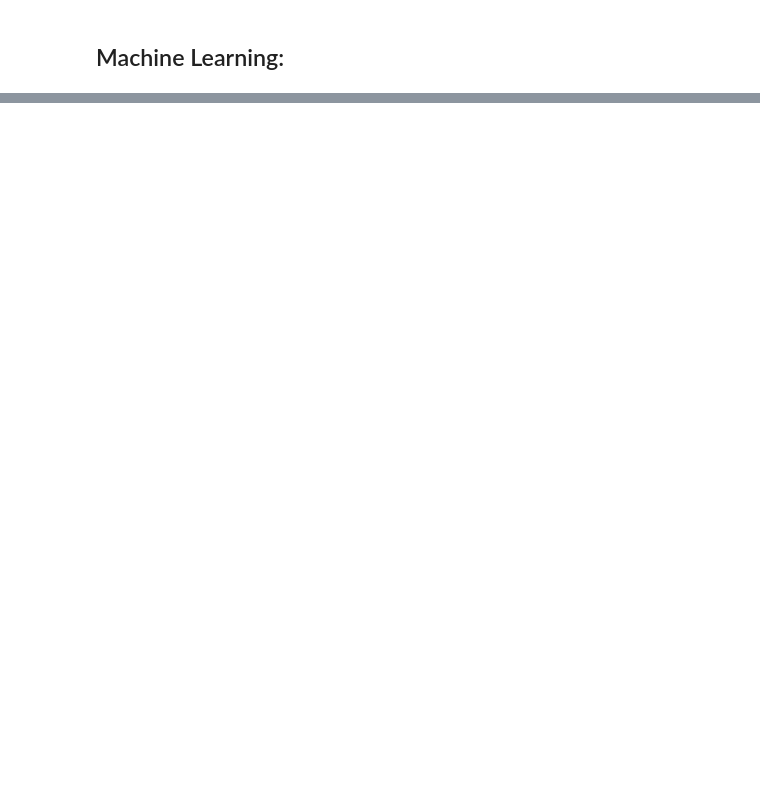
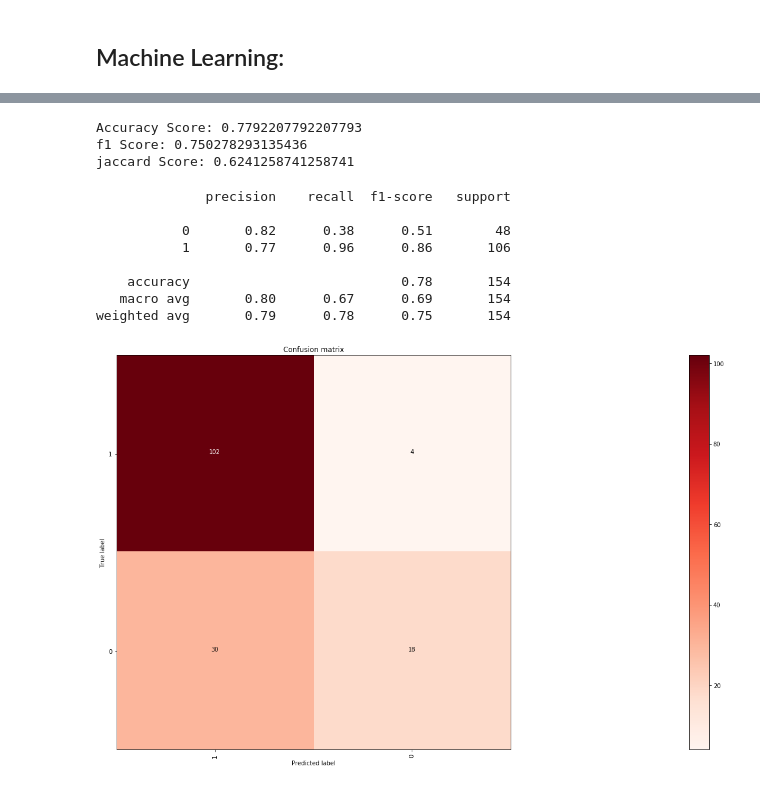
Before and after one commit to Ajoor997/Myproject, a Jupyter notebook: LoanPrediction/LoanPrediction.ipynb, the cells around one changed output, grey strips where cells are left out. Drawn from its saved outputs; the diff is of its cells as text; code cells hidden in the pictures; blank space fills up the shorter version.

```diff
--- a/LoanPrediction/LoanPrediction.ipynb
+++ b/LoanPrediction/LoanPrediction.ipynb
@@ -221,0 +380,56 @@ train.to_csv(file_path+"df.csv") # Exported to be analyzed with R
+# %%
+model = LogisticRegression(solver="liblinear")
+# %%
+Lr = model.fit(train_x,train_y)
+# %%
+yhat = Lr.predict(test_x)
+# %%
+print('\nAccuracy Score:', accuracy_score(test_y,yhat))
+print('f1 Score:', f1_score(test_y, yhat, average='weighted'))
+print('jaccard Score:', jaccard_score(test_y, yhat, average='weighted'))
+# %% [output]
+Accuracy Score: 0.7792207792207793
+f1 Score: 0.750278293135436
+jaccard Score: 0.6241258741258741
+# %%
+def plot_confusion_matrix(cm, cat, cmap=plt.cm.Reds):
+
+    plt.imshow(cm, interpolation='nearest', cmap=cmap)
+    plt.title('Confusion matrix')
+    plt.colorbar()
+    tick_marks = np.arange(len(cat))
+    plt.xticks(tick_marks, cat, rotation=90)
+    plt.yticks(tick_marks, cat)
+    plt.axis('scaled')
+
+    fmt = 'd'
+    thresh = cm.max() / 2.
+    for i, j in itertools.product(range(cm.shape[0]), range(cm.shape[1])):
+        plt.text(j, i, format(cm[i, j], fmt),
+            horizontalalignment="center",
+            color="white" if cm[i, j] > thresh else "black")
+
+    plt.tight_layout()
+    plt.ylabel('True label')
+    plt.xlabel('Predicted label')
+# %%
+#Compute confusion matrix
+test_y2 = encode.inverse_transform(test_y)
+
+cnf_matrix = confusion_matrix(test_y, yhat, labels=[1,0])
+np.set_printoptions(precision=2)
+print (classification_report(test_y, yhat))
+
+# Plot non-normalized confusion matrix
+plt.figure(figsize=(20,10))
+plot_confusion_matrix(cnf_matrix,cat=[1,0])
+# %% [output]
+              precision    recall  f1-score   support
+
+           0       0.82      0.38      0.51        48
+           1       0.77      0.96      0.86       106
+
+    accuracy                           0.78       154
+   macro avg       0.80      0.67      0.69       154
+weighted avg       0.79      0.78      0.75       154
+[figure, added]
```
Also changed, not shown: parts of 20 cells of this notebook.
